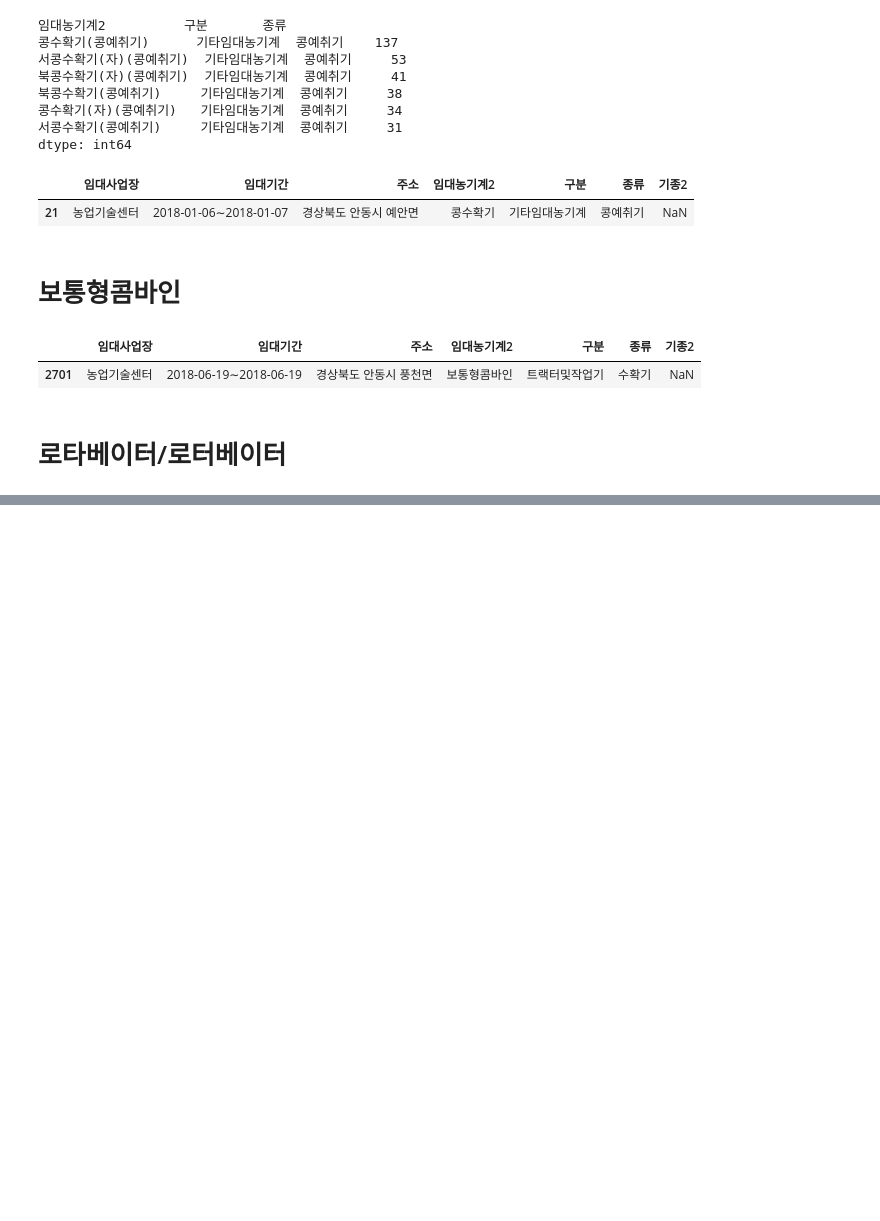
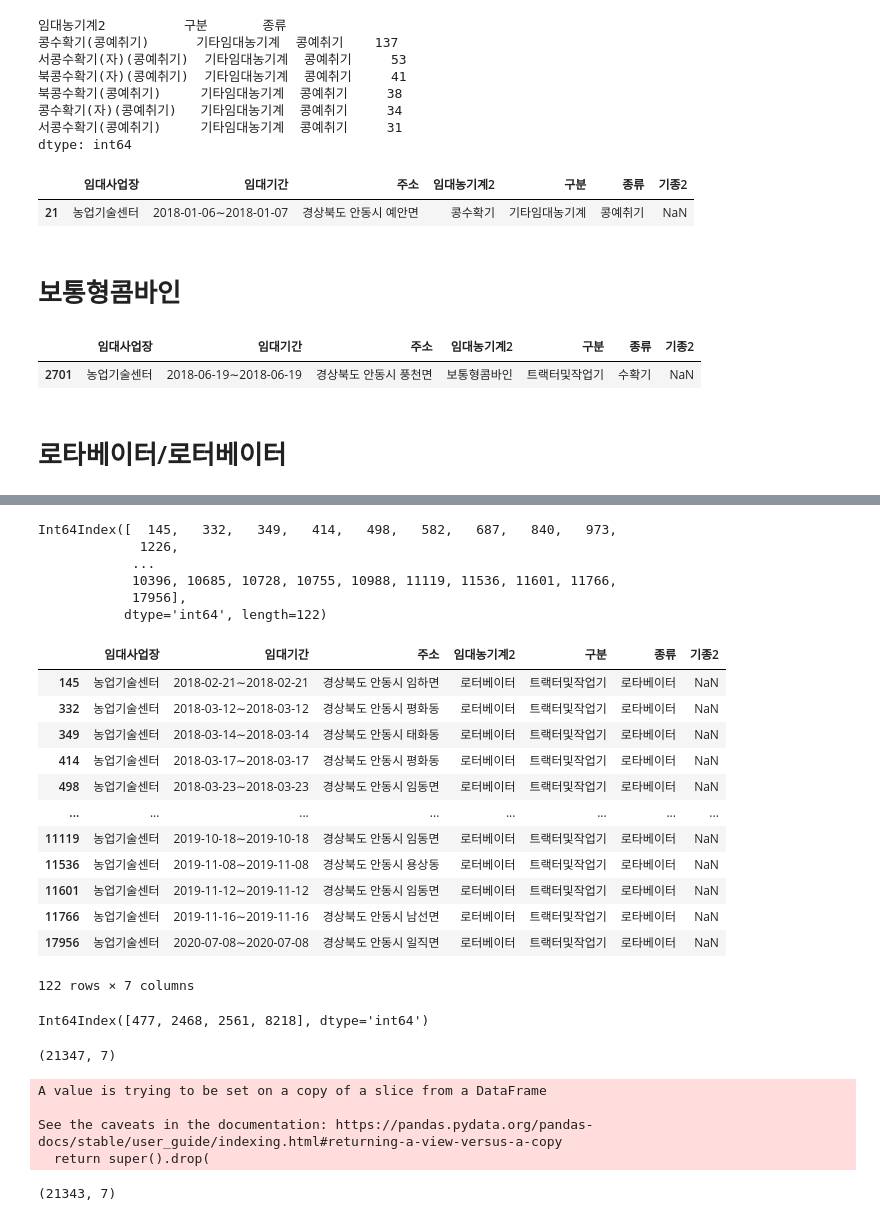
Before and after one commit to hejin8307/Agricultural_Machine_Analysis, a Jupyter notebook: code/전처리_종류구분 결측치 채우기_로타리어쩌구남음.ipynb, the cells around one changed output, grey strips where cells are left out. Drawn from its saved outputs; the diff is of its cells as text; code cells hidden in the pictures; blank space fills up the shorter version.

```diff
--- a/code/전처리_종류구분 결측치 채우기_로타리어쩌구남음.ipynb
+++ b/code/전처리_종류구분 결측치 채우기_로타리어쩌구남음.ipynb
@@ -352,0 +353,49 @@ tmp[tmp['임대농기계2'] == '보통형콤바인'].head(1)
+# %%
+tmp[tmp['임대농기계2'] == '로터베이터'].index
+# %% [output]
+Int64Index([  145,   332,   349,   414,   498,   582,   687,   840,   973,
+             1226,
+            ...
+            10396, 10685, 10728, 10755, 10988, 11119, 11536, 11601, 11766,
+            17956],
+           dtype='int64', length=122)
+# %%
+for i in tmp[tmp['임대농기계2'] == '로터베이터'].index :
+#     tmp.at[i, '임대농기계2'] == '로타베이터(트)'
+    tmp.at[i, '종류'] = '로타베이터'
+    tmp.at[i, '구분'] = '트랙터및작업기'
+
+tmp[tmp['임대농기계2'] == '로터베이터'].head(1)
+# %% [output]
+|  | 임대사업장 | 임대기간 | 주소 | 임대농기계2 | 구분 | 종류 | 기종2 |
+| 145 | 농업기술센터 | 2018-02-21∼2018-02-21 | 경상북도 안동시 임하면 | 로터베이터 | 트랙터및작업기 | 로타베이터 | NaN |
+| 332 | 농업기술센터 | 2018-03-12∼2018-03-12 | 경상북도 안동시 평화동 | 로터베이터 | 트랙터및작업기 | 로타베이터 | NaN |
+| 349 | 농업기술센터 | 2018-03-14∼2018-03-14 | 경상북도 안동시 태화동 | 로터베이터 | 트랙터및작업기 | 로타베이터 | NaN |
+| 414 | 농업기술센터 | 2018-03-17∼2018-03-17 | 경상북도 안동시 평화동 | 로터베이터 | 트랙터및작업기 | 로타베이터 | NaN |
+| 498 | 농업기술센터 | 2018-03-23∼2018-03-23 | 경상북도 안동시 임동면 | 로터베이터 | 트랙터및작업기 | 로타베이터 | NaN |
+| ... | ... | ... | ... | ... | ... | ... | ... |
+| 11119 | 농업기술센터 | 2019-10-18∼2019-10-18 | 경상북도 안동시 임동면 | 로터베이터 | 트랙터및작업기 | 로타베이터 | NaN |
+| 11536 | 농업기술센터 | 2019-11-08∼2019-11-08 | 경상북도 안동시 용상동 | 로터베이터 | 트랙터및작업기 | 로타베이터 | NaN |
+| 11601 | 농업기술센터 | 2019-11-12∼2019-11-12 | 경상북도 안동시 임동면 | 로터베이터 | 트랙터및작업기 | 로타베이터 | NaN |
+| 11766 | 농업기술센터 | 2019-11-16∼2019-11-16 | 경상북도 안동시 남선면 | 로터베이터 | 트랙터및작업기 | 로타베이터 | NaN |
+| 17956 | 농업기술센터 | 2020-07-08∼2020-07-08 | 경상북도 안동시 일직면 | 로터베이터 | 트랙터및작업기 | 로타베이터 | NaN |
+122 rows × 7 columns
+# %%
+tmp[tmp['구분'].isna()].index
+# %% [output]
+Int64Index([477, 2468, 2561, 8218], dtype='int64')
+# %%
+tmp.shape
+# %% [output]
+(21347, 7)
+# %%
+tmp.drop(index = tmp[tmp['구분'].isna()].index, axis = 0, inplace = True)
+# %% [output]
+A value is trying to be set on a copy of a slice from a DataFrame
+
+See the caveats in the documentation: https://pandas.pydata.org/pandas-docs/stable/user_guide/indexing.html#returning-a-view-versus-a-copy
+  return super().drop(
+# %%
+tmp.shape
+# %% [output]
+(21343, 7)
```
Also changed, not shown: parts of 9 cells of this notebook.
